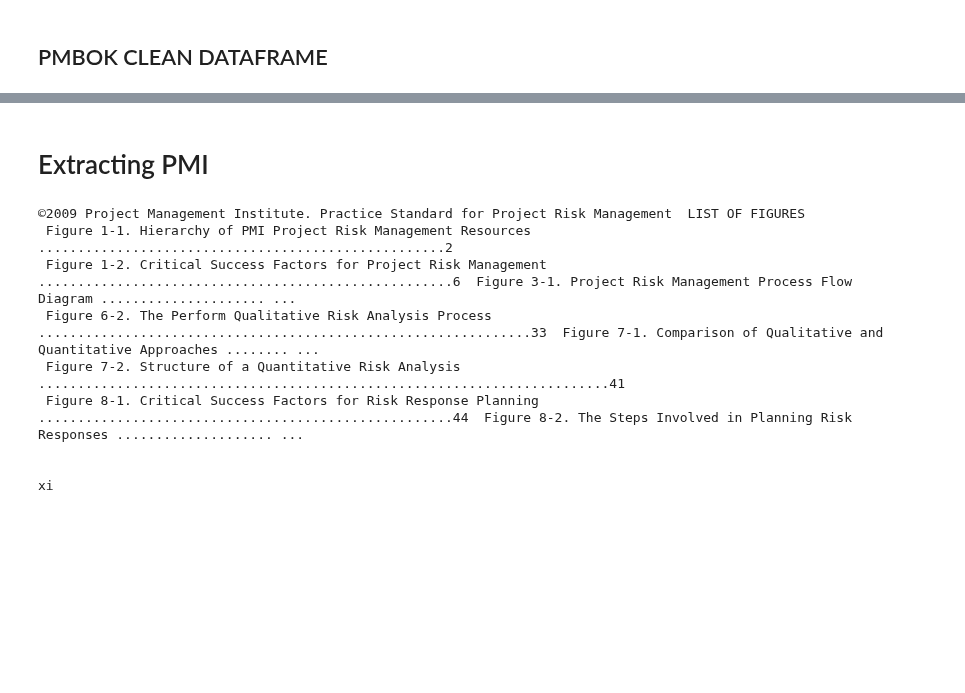
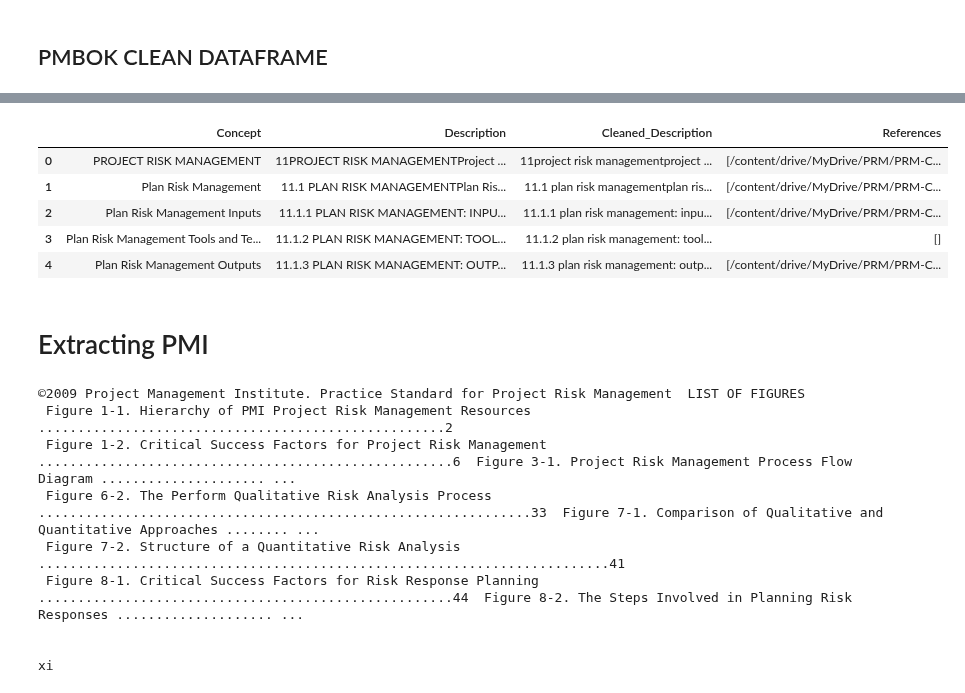
Before and after one commit to oussamaJMAA/PRM-Conceptual-Graphs-Recommendations, a Jupyter notebook: src/PMBOK + PMI.ipynb, the cells around one changed output, grey strips where cells are left out. Saved outputs shown, nothing was run; the diff lists cells and outputs as text; code cells hidden in the pictures; blank space fills up the shorter version.

```diff
--- a/src/PMBOK + PMI.ipynb
+++ b/src/PMBOK + PMI.ipynb
@@ -454 +519,11 @@ df.head()
+# %%
+df.drop(['Starting_Page_Number','Section','Ending_Page_Number'], axis=1, inplace=True)
+df.head()
+# %% [output]
+|  | Concept | Description | Cleaned_Description | References |
+| 0 | PROJECT RISK MANAGEMENT | 11PROJECT RISK MANAGEMENTProject ... | 11project risk managementproject ... | [/content/drive/MyDrive/PRM/PRM-C... |
+| 1 | Plan Risk Management | 11.1 PLAN RISK MANAGEMENTPlan Ris... | 11.1 plan risk managementplan ris... | [/content/drive/MyDrive/PRM/PRM-C... |
+| 2 | Plan Risk Management Inputs | 11.1.1 PLAN RISK MANAGEMENT: INPU... | 11.1.1 plan risk management: inpu... | [/content/drive/MyDrive/PRM/PRM-C... |
+| 3 | Plan Risk Management Tools and Te... | 11.1.2 PLAN RISK MANAGEMENT: TOOL... | 11.1.2 plan risk management: tool... | [] |
+| 4 | Plan Risk Management Outputs | 11.1.3 PLAN RISK MANAGEMENT: OUTP... | 11.1.3 plan risk management: outp... | [/content/drive/MyDrive/PRM/PRM-C... |
 # %%
```
Also changed, not shown: parts of 12 cells of this notebook, 1 other file.
